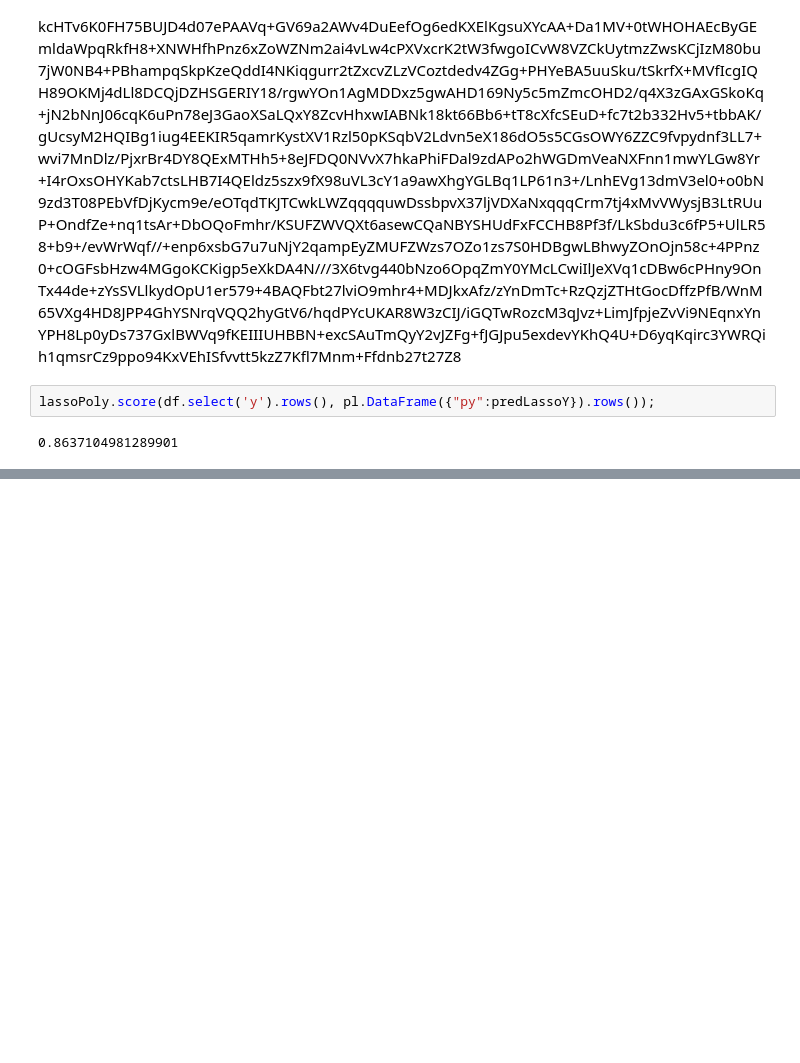
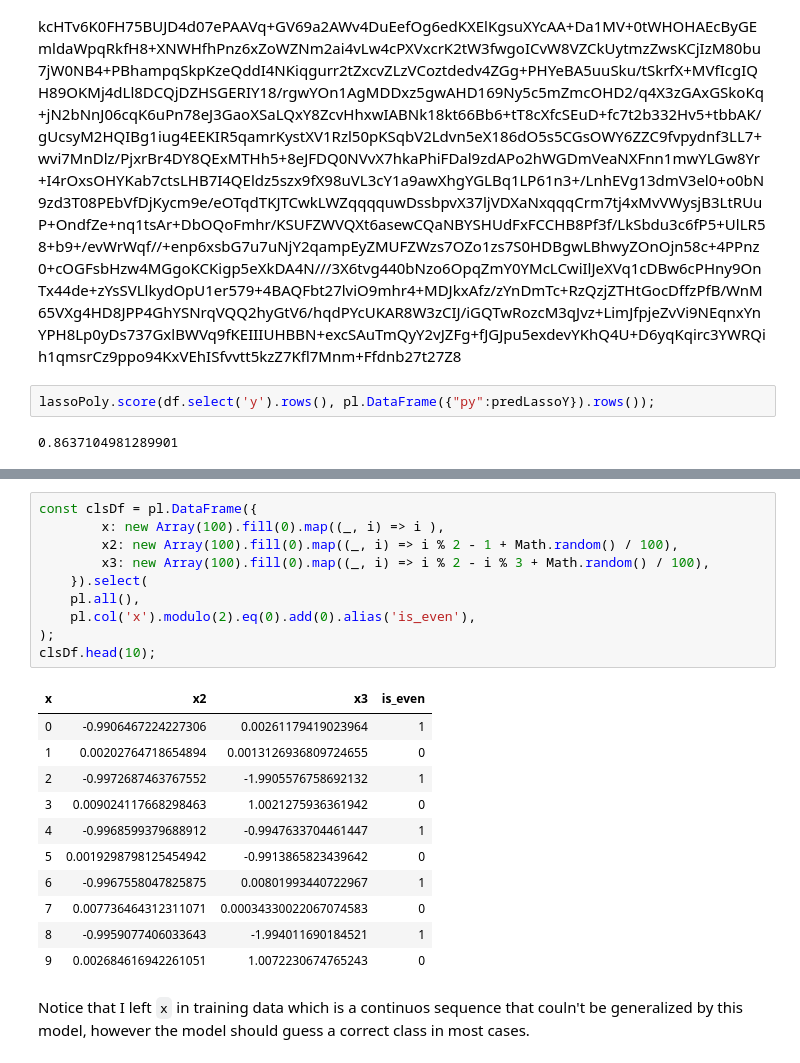
Before and after one commit to nesterow/shortcuts, a Jupyter notebook: notebooks/regressions.ipynb, the cells around one changed output, grey strips where cells are left out. Saved outputs shown, nothing was run; the diff lists cells and outputs as text; blank space fills up the shorter version.

```diff
--- a/notebooks/regressions.ipynb
+++ b/notebooks/regressions.ipynb
@@ -113,0 +114,24 @@ lassoPoly.score(df.select('y').rows(), pl.DataFrame({"py":predLassoY}).rows());
+# %%
+const clsDf = pl.DataFrame({
+        x: new Array(100).fill(0).map((_, i) => i ),
+        x2: new Array(100).fill(0).map((_, i) => i % 2 - 1 + Math.random() / 100),
+        x3: new Array(100).fill(0).map((_, i) => i % 2 - i % 3 + Math.random() / 100),
+    }).select(
+    pl.all(),
+    pl.col('x').modulo(2).eq(0).add(0).alias('is_even'),
+);
+clsDf.head(10);
+# %% [output]
+| x | x2 | x3 | is_even |
+| 0 | -0.9906467224227306 | 0.00261179419023964 | 1 |
+| 1 | 0.00202764718654894 | 0.0013126936809724655 | 0 |
+| 2 | -0.9972687463767552 | -1.9905576758692132 | 1 |
+| 3 | 0.009024117668298463 | 1.0021275936361942 | 0 |
+| 4 | -0.9968599379688912 | -0.9947633704461447 | 1 |
+| 5 | 0.0019298798125454942 | -0.9913865823439642 | 0 |
+| 6 | -0.9967558047825875 | 0.00801993440722967 | 1 |
+| 7 | 0.007736464312311071 | 0.00034330022067074583 | 0 |
+| 8 | -0.9959077406033643 | -1.994011690184521 | 1 |
+| 9 | 0.002684616942261051 | 1.0072230674765243 | 0 |
+# %% [markdown]
+Notice that I left `x` in training data which is a continuos sequence that couln't be generalized by this model, however the model should guess a correct class in most cases.
```
Also changed, not shown: parts of 10 cells of this notebook, 5 other files.
